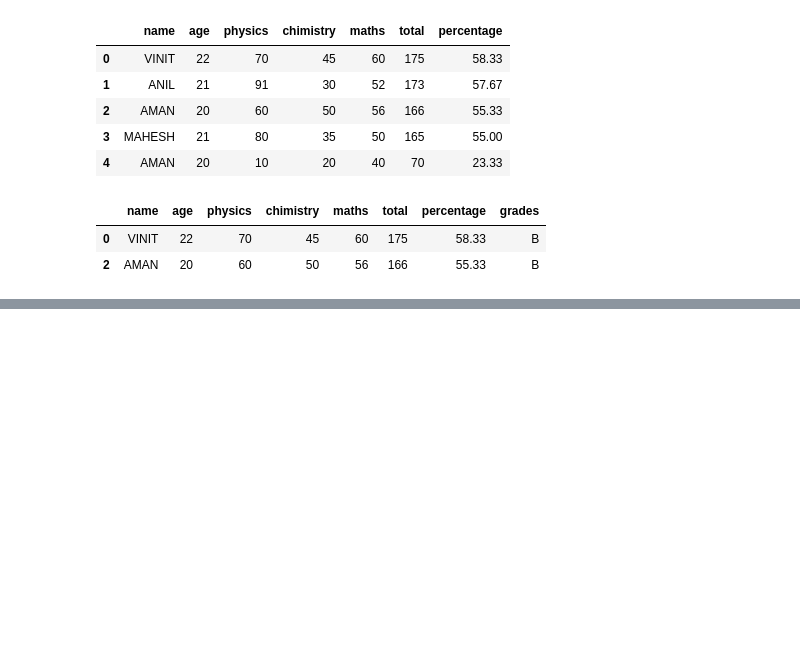
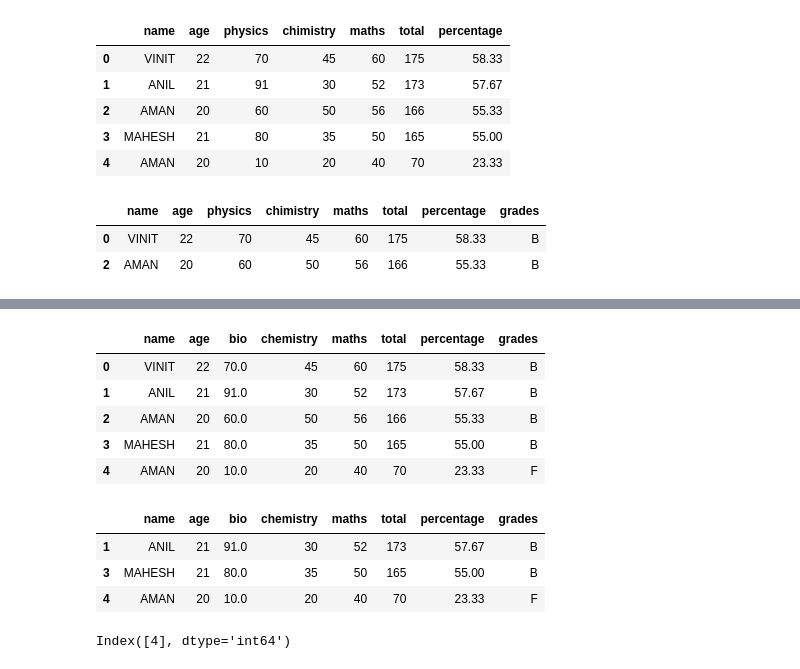
Before and after one commit to Bhawani0038/pandas-tutorial, a Jupyter notebook: hello.ipynb, the cells around one changed output, grey strips where cells are left out. Drawn from its saved outputs; the diff is of its cells as text; code cells hidden in the pictures; blank space fills up the shorter version.

Commit message:
basic table operations add

```diff
--- a/hello.ipynb
+++ b/hello.ipynb
@@ -121,0 +163,6 @@ student_data[student_data['maths'] > 55]
+# %%
+student_data.rename(columns={"physics": "bio", 'chimistry' : 'chemistry'}, inplace= True)
+# %%
+student_data['bio'] = student_data['bio'].astype(dtype='float')
+# %%
+student_data['name'] = student_data['name'].astype(dtype= 'str')
@@ -121,0 +176,2 @@ student_data[student_data['maths'] > 55]
+# %%
+student_data =student_data[~(student_data['grades'] == 'F')]
@@ -121,0 +184,20 @@ student_data[student_data['maths'] > 55]
+# %%
+student_data
+# %% [output]
+|  | name | age | bio | chemistry | maths | total | percentage | grades |
+| 0 | VINIT | 22 | 70.0 | 45 | 60 | 175 | 58.33 | B |
+| 1 | ANIL | 21 | 91.0 | 30 | 52 | 173 | 57.67 | B |
+| 2 | AMAN | 20 | 60.0 | 50 | 56 | 166 | 55.33 | B |
+| 3 | MAHESH | 21 | 80.0 | 35 | 50 | 165 | 55.00 | B |
+| 4 | AMAN | 20 | 10.0 | 20 | 40 | 70 | 23.33 | F |
+# %%
+student_data.drop(student_data[student_data['maths']  > 55].index)
+# %% [output]
+|  | name | age | bio | chemistry | maths | total | percentage | grades |
+| 1 | ANIL | 21 | 91.0 | 30 | 52 | 173 | 57.67 | B |
+| 3 | MAHESH | 21 | 80.0 | 35 | 50 | 165 | 55.00 | B |
+| 4 | AMAN | 20 | 10.0 | 20 | 40 | 70 | 23.33 | F |
+# %%
+student_data[student_data['grades']  == 'F'].index
+# %% [output]
+Index([4], dtype='int64')
```
Also changed, not shown: parts of 16 cells of this notebook.
